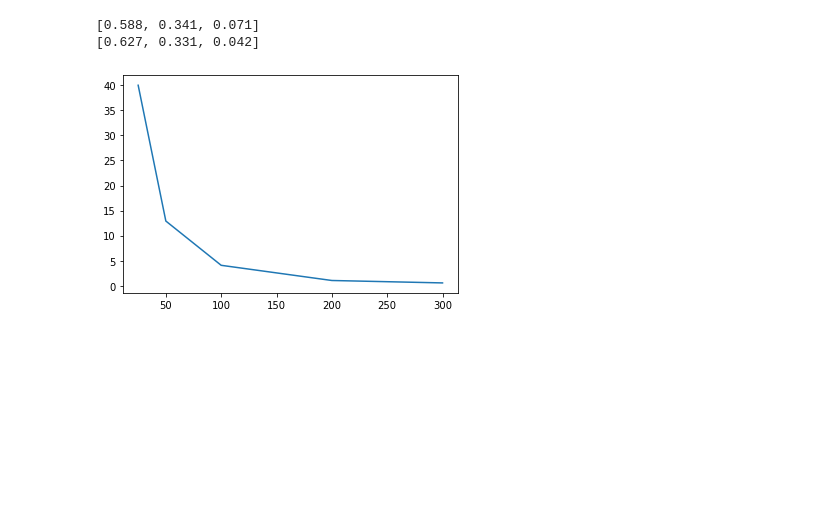
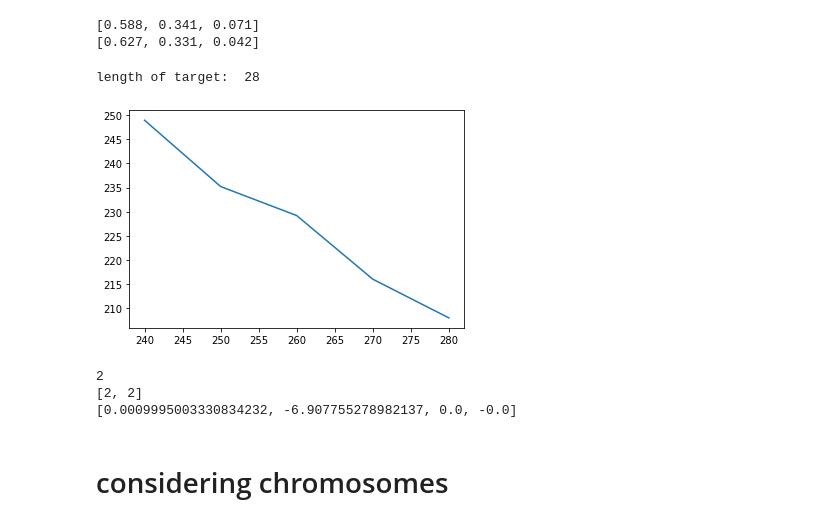
Before and after one commit to Unilmalas/TextAI, a Jupyter notebook: snippets37.ipynb, the cells around one changed output. Saved outputs shown, nothing was run; the diff lists cells and outputs as text; code cells hidden in the pictures; blank space fills up the shorter version.

```diff
--- a/snippets37.ipynb
+++ b/snippets37.ipynb
@@ -839,12 +839,15 @@ if __name__ == '__main__':
 from string import ascii_letters
 from random import choice, random
 import matplotlib.pyplot as plt
+import math
 
 def fitness(trial, target):
-    'Sum of matching chars by position'
+    'Sum of matching chars by position - essentially the dot product'
     return sum(t==h for t,h in zip(trial, target))
+    #return sum([sum([trl[i]==tgt[i+w] for w in range(-1,2)]) for i in range(1,len(trl)-1)]) # window
+    #return sum((ord(t)*math.log(ord(h)+0.001) for t,h in zip(trial, target))) # cross entropy
 
-def mutaterate(parent, target):
+def mutaterate(parent, target, perfectfitness, minmutaterate):
     'Less mutation the closer the fit of the parent'
     return 1 - ((perfectfitness - fitness(parent, target)) / perfectfitness * (1 - minmutaterate))
 
@@ -857,52 +860,81 @@ def que(iterations, parent, target, perfectfitness):
     print ("#%-4i, fitness: %4.1f%%, '%s'" %
            (iterations, fitness(parent, target)*100./perfectfitness, ''.join(parent)))
 
-def mate(a, b, target):
+def mate(a, b, target, splice_rt=7):
     '''combine genes by splicing a and b at a random position'''
     place = 0
-    if choice(range(10)) < 9: # 80%
+    if choice(range(10)) < splice_rt: # splice rate
         place = choice(range(len(target)))
+        #fa = fitness(a, target)
+        #fb = fitness(b, target)
+        #place = int((fa + (1 - fb)) * len(target) / (fa+fb))
     else:
         return a, b
     return a, b, a[:place] + b[place:], b[:place] + a[place:] # splice a and b
 
-def evorun(C, parent, charset, target):
+def evorun(C, parent, charset, target, splice_rt, perfectfitness, minmutaterate):
     '''a set of runs with given parameters'''
     iterations = 0
     center = int(len(C)/2)
     while parent != target and iterations < 1000:
-        rate = mutaterate(parent, target)
+        rate = mutaterate(parent, target, perfectfitness, minmutaterate)
         iterations += 1
         #if iterations % 100 == 0: que(iterations, parent, target, perfectfitness)
         copies = [ mutate(parent, rate, charset) for _ in C ]  + [parent] # create a set of copies, but mutated
         parent1 = max(copies[:center], key=lambda x: fitness(x, target)) # best parent from lower half
         parent2 = max(copies[center:], key=lambda x: fitness(x, target)) # best parent from upper half
-        parent = max(mate(parent1, parent2, target), key=lambda x: fitness(x, target)) # choose best mutation from both bet parents
+        parent = max(mate(parent1, parent2, target, splice_rt), key=lambda x: fitness(x, target)) # choose best mutation from both bet parents
     #que(iterations, parent, target, perfectfitness)
     return (iterations)
 
 def main():
     target  = list("METHINKS IT IS LIKE A WEASEL")
+    print('length of target: ', len(target))
     charset = ascii_letters + ' '
     parent  = [choice(charset) for _ in range(len(target))] # random init choice
     minmutaterate  = .09
     #C = range(200)
     perfectfitness = float(len(target))
-    #print(evorun(C, parent, charset, target))
-    C_base = [25,50,100,200,300]
+    splice_rt = 8
+    #C_base = [25,50,100,200,300]
+    C_base = [240,250,260,270,280]
     C_rg = [range(x) for x in C_base]
     niter = []
-    ntrls = 3
+    ntrls = 20
+    #for sr in [1,2,3,4,5,6,7,8,9]:
     for cc in C_rg:
         navrg = 0.
         for _ in range(ntrls):
-            navrg += evorun(cc, parent, charset, target)
+            navrg += evorun(cc, parent, charset, target, splice_rt, perfectfitness, minmutaterate)
         niter.append(navrg / ntrls)
-    niter = [niter[i] / C_base[i] for i in range(len(niter))] # scale by computational complexity of gene length
+    #niter = [niter[i] / C_base[i] for i in range(len(niter))] # scale by computational complexity of gene length
     plt.plot(C_base, niter)
+    #plt.plot([1,2,3,4,5,6,7,8,9], niter)
     plt.show()
 
 if __name__ == '__main__':
     main()
 # %% [output]
+length of target:  28
-[figure, old version]
+[figure, new version]
+# %%
+import math
+
+def fitness(trial, target):
+    'Sum of matching chars by position'
+    return sum(t==h for t,h in zip(trial, target))
+
+trl = [1,1,0,0]
+tgt = [1,0,1,0]
+print(fitness(trl, tgt))
+
+print([sum([trl[i]==tgt[i+w] for w in range(-1,2)]) for i in range(1,len(trl)-1)])
+#print([trl[i]==tgt[i+w] for i in range(1,len(trl)-1) for w in range(-1,1)])
+
+print([t*math.log(h+0.001) for t,h in zip(trl, tgt)])
+# %% [output]
+2
+[2, 2]
+[0.0009995003330834232, -6.907755278982137, 0.0, -0.0]
+# %% [markdown]
+# considering chromosomes
```
Also changed, not shown: parts of 1 cell of this notebook.
